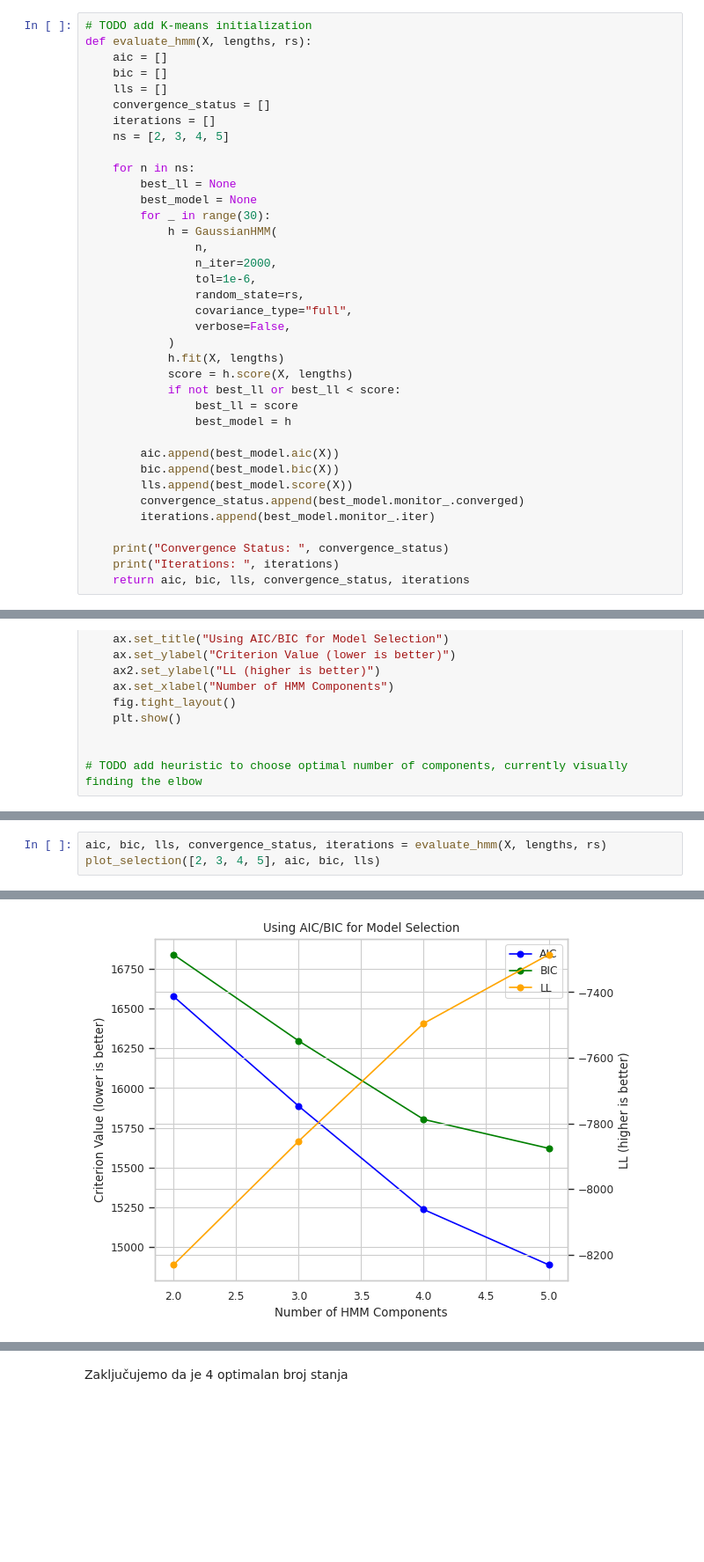
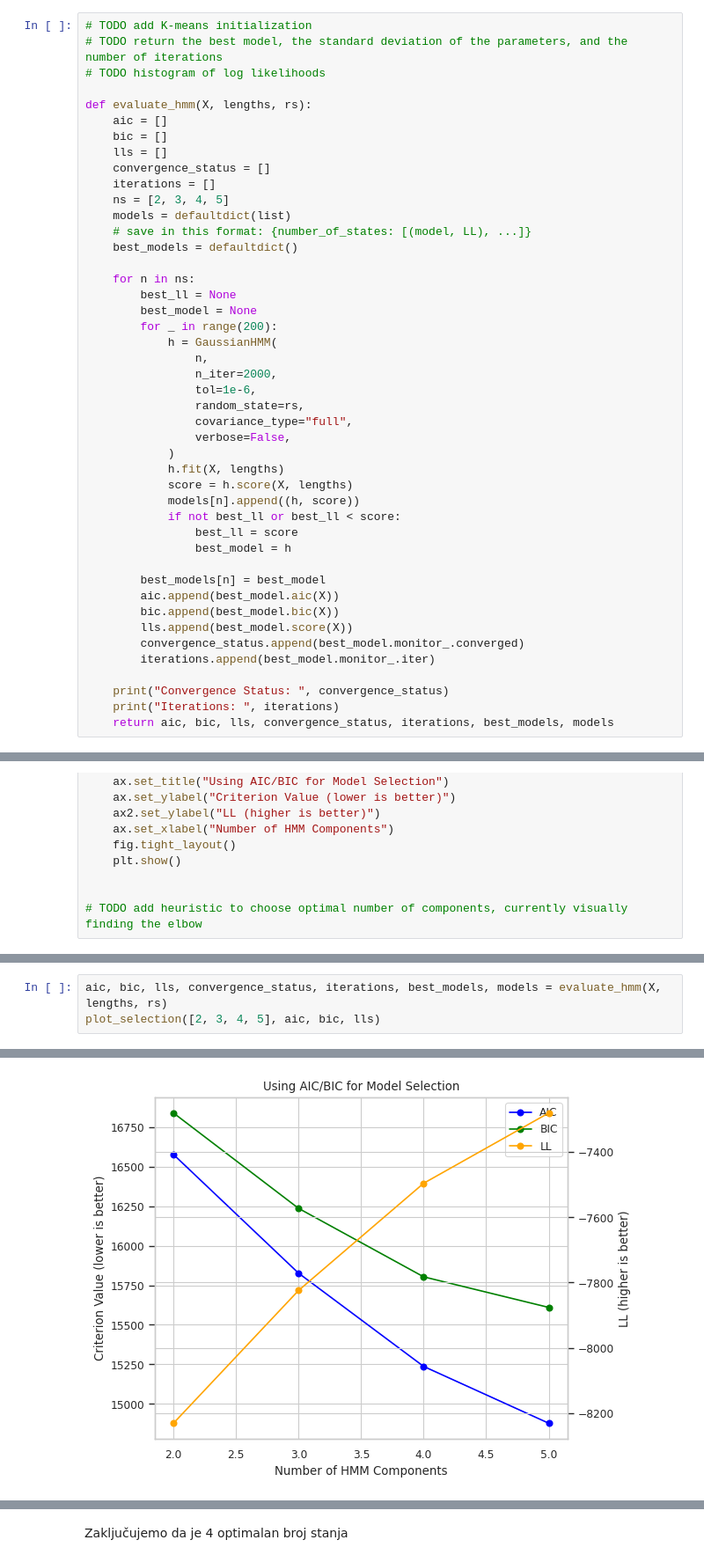
Before and after one commit to evucelic/HMM-Market-Regime-Estimation, a Jupyter notebook: fama_french_HMM.ipynb, the cells around one changed output, grey strips where cells are left out. Shown at 88% size. Cells and saved outputs as stored; diff of their text form; blank space fills up the shorter version.

Commit message:
Extract best LL model and check for consistency

```diff
--- a/fama_french_HMM.ipynb
+++ b/fama_french_HMM.ipynb
@@ -105,6 +105,9 @@ X_daily = data_fama_french_daily.values
 lengths_daily = [len(data_fama_french_daily)]
 # %%
 # TODO add K-means initialization
+# TODO return the best model, the standard deviation of the parameters, and the number of iterations
+# TODO histogram of log likelihoods
+
 def evaluate_hmm(X, lengths, rs):
     aic = []
     bic = []
@@ -112,11 +115,14 @@ def evaluate_hmm(X, lengths, rs):
     convergence_status = []
     iterations = []
     ns = [2, 3, 4, 5]
+    models = defaultdict(list)
+    # save in this format: {number_of_states: [(model, LL), ...]}
+    best_models = defaultdict()
 
     for n in ns:
         best_ll = None
         best_model = None
-        for _ in range(30):
+        for _ in range(200):
             h = GaussianHMM(
                 n,
                 n_iter=2000,
@@ -127,10 +133,12 @@ def evaluate_hmm(X, lengths, rs):
             )
             h.fit(X, lengths)
             score = h.score(X, lengths)
+            models[n].append((h, score))
             if not best_ll or best_ll < score:
                 best_ll = score
                 best_model = h
 
+        best_models[n] = best_model
         aic.append(best_model.aic(X))
         bic.append(best_model.bic(X))
         lls.append(best_model.score(X))
@@ -139,7 +147,7 @@ def evaluate_hmm(X, lengths, rs):
 
     print("Convergence Status: ", convergence_status)
     print("Iterations: ", iterations)
-    return aic, bic, lls, convergence_status, iterations
+    return aic, bic, lls, convergence_status, iterations, best_models, models
 # %%
 def plot_selection(ns, aic, bic, lls):
     fig, ax = plt.subplots()
@@ -160,4 +195,4 @@ def plot_selection(ns, aic, bic, lls):
 # %%
-aic, bic, lls, convergence_status, iterations = evaluate_hmm(X, lengths, rs)
+aic, bic, lls, convergence_status, iterations, best_models, models = evaluate_hmm(X, lengths, rs)
 plot_selection([2, 3, 4, 5], aic, bic, lls)
 # %% [output]
@@ -183 +218 @@ Iterations:  [17, 55, 169, 56]
-[figure, old version]
+[figure, new version]
```
Also changed, not shown: parts of 11 cells of this notebook, 4 other files.
